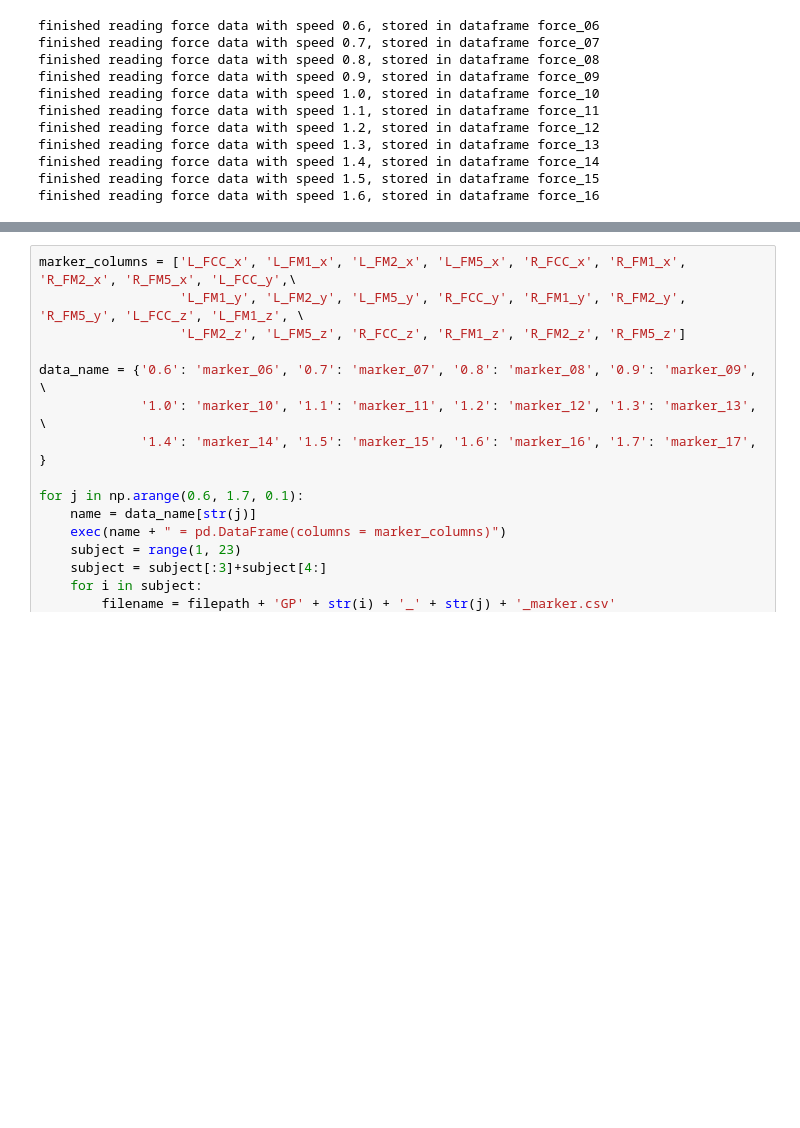
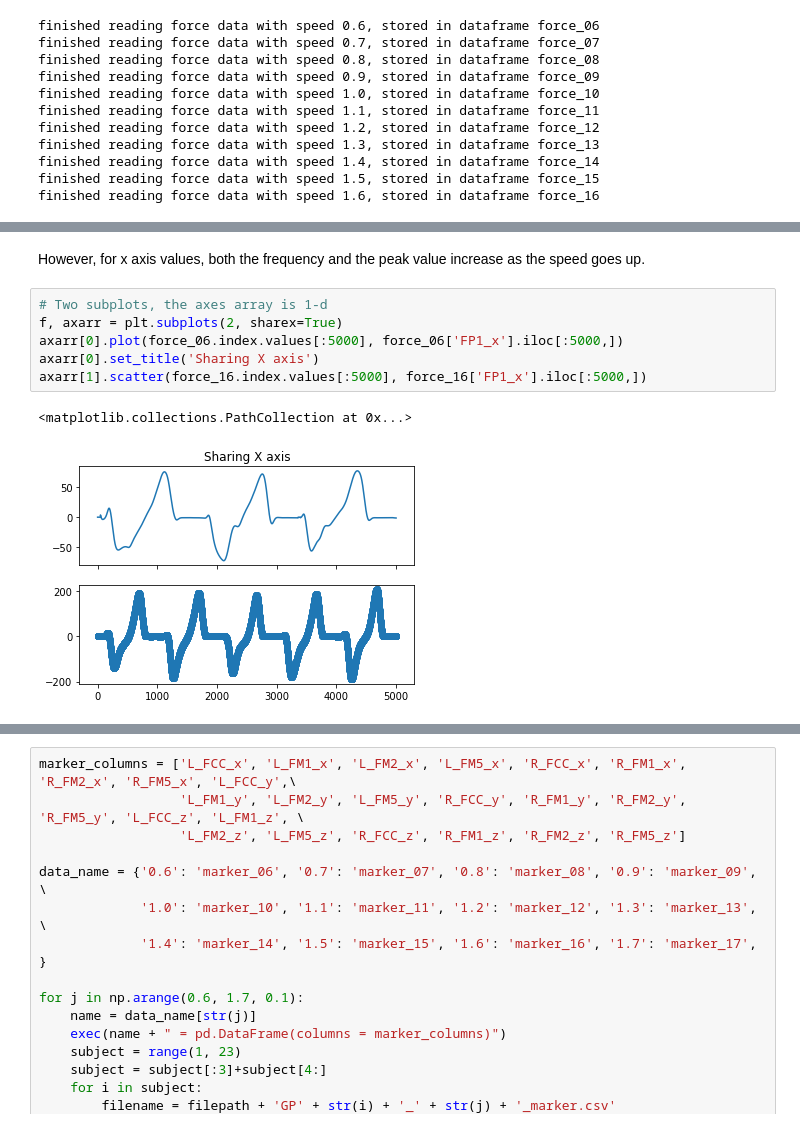
Before and after one commit to tinahbu/Gait-Cycle-Segmentation, a Jupyter notebook: GaitCyclePred.ipynb, the cells around one changed output, grey strips where cells are left out. Drawn from its saved outputs; the diff is of its cells as text; blank space fills up the shorter version.

```diff
--- a/GaitCyclePred.ipynb
+++ b/GaitCyclePred.ipynb
@@ -425,0 +444,11 @@ finished reading force data with speed 1.6, stored in dataframe force_16
+# %% [markdown]
+However, for x axis values, both the frequency and the peak value increase as the speed goes up.
+# %%
+# Two subplots, the axes array is 1-d
+f, axarr = plt.subplots(2, sharex=True)
+axarr[0].plot(force_06.index.values[:5000], force_06['FP1_x'].iloc[:5000,])
+axarr[0].set_title('Sharing X axis')
+axarr[1].scatter(force_16.index.values[:5000], force_16['FP1_x'].iloc[:5000,])
+# %% [output]
+<matplotlib.collections.PathCollection at 0x...>
+[figure, added]
```
Also changed, not shown: parts of 31 cells of this notebook.
